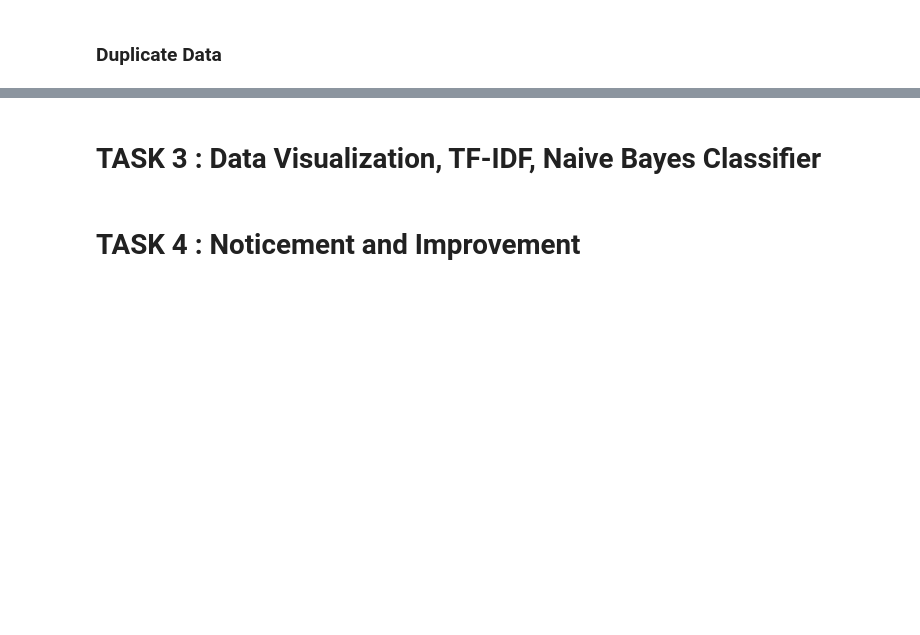
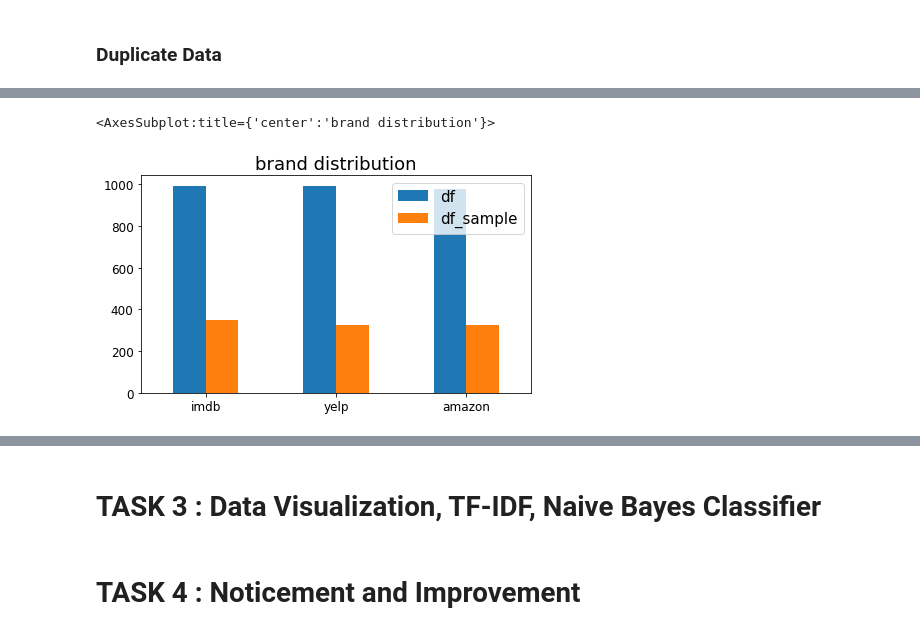
Before and after one commit to szlee118/DM2021-Lab1-Homework, a Jupyter notebook: DM2021-Lab1-Homework.ipynb, the cells around one changed output, grey strips where cells are left out. Drawn from its saved outputs; the diff is of its cells as text; code cells hidden in the pictures; blank space fills up the shorter version.

```diff
--- a/DM2021-Lab1-Homework.ipynb
+++ b/DM2021-Lab1-Homework.ipynb
@@ -409,0 +523,8 @@ Name: sentence, dtype: object
+# %%
+chart = pd.DataFrame({'df': df.brand.value_counts().values,
+                      'df_sample': df_sample.brand.value_counts().values},
+                     index = df.brand.value_counts().index.values)
+chart.plot.bar(title = 'brand distribution', rot=0 , fontsize=12 , figsize = (7,4))
+# %% [output]
+<AxesSubplot:title={'center':'brand distribution'}>
+[figure, added]
```
Also changed, not shown: parts of 16 cells of this notebook.
